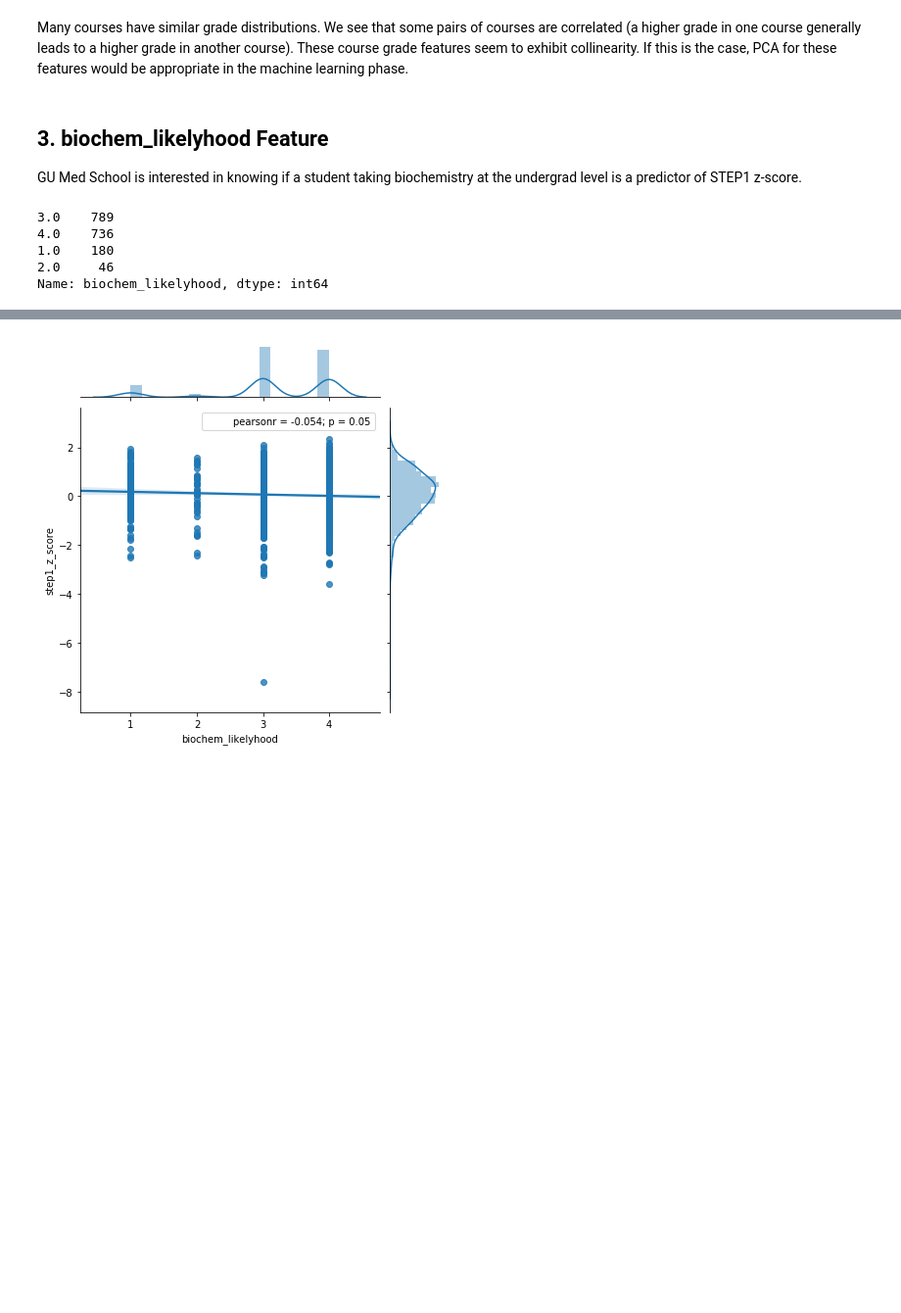
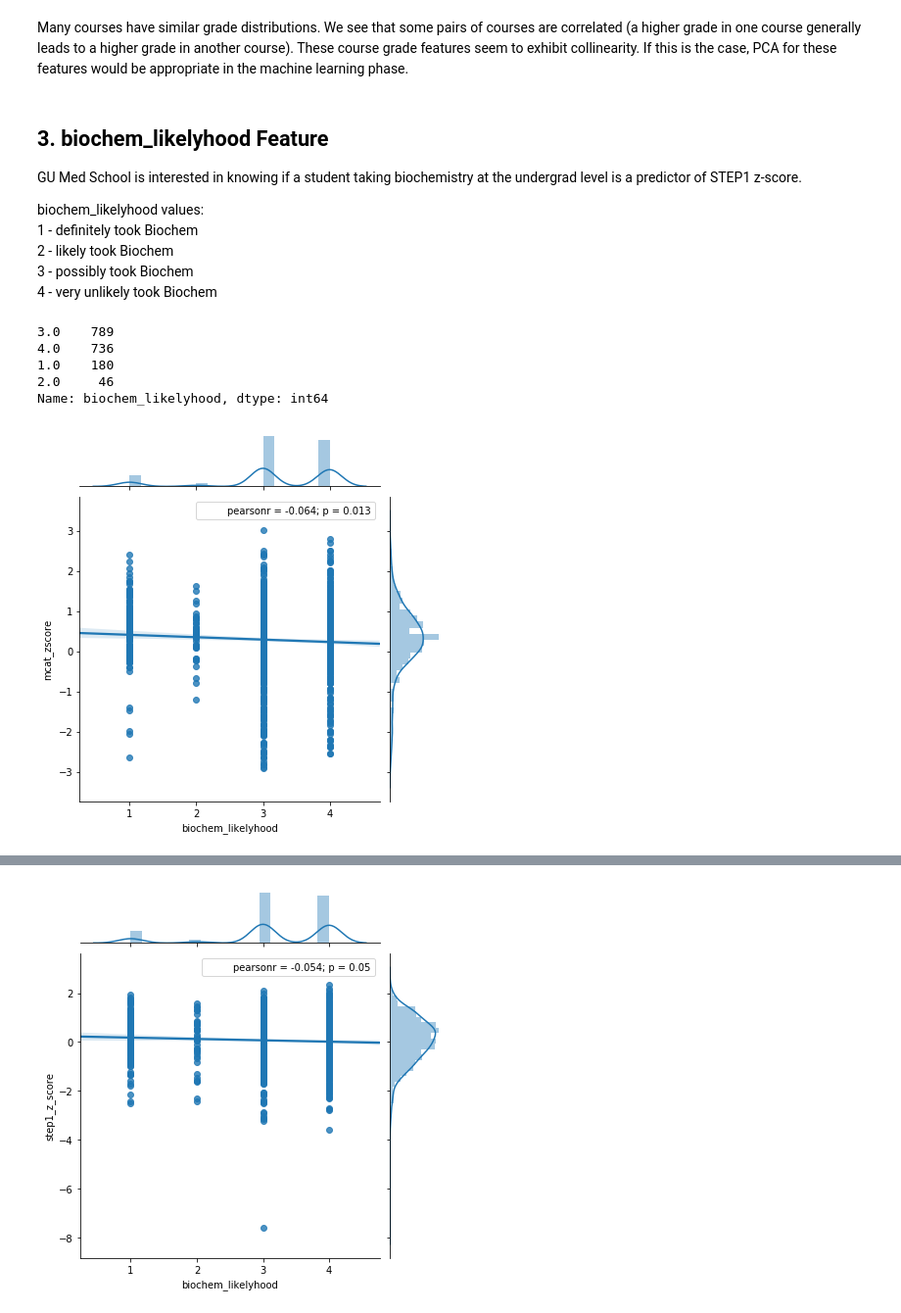
Before and after one commit to amirunpri2018/Med-Students-Learning-Analytics, a Jupyter notebook: code/statistical_analysis/Statistical_Analysis.ipynb, the cells around one changed output, grey strips where cells are left out. Shown at 98% size. Saved outputs shown, nothing was run; the diff lists cells and outputs as text; code cells hidden in the pictures; blank space fills up the shorter version.

```diff
--- a/code/statistical_analysis/Statistical_Analysis.ipynb
+++ b/code/statistical_analysis/Statistical_Analysis.ipynb
@@ -139,6 +139,12 @@ Many courses have similar grade distributions.  We see that some pairs of course
 ## 3. biochem_likelyhood Feature
 
 GU Med School is interested in knowing if a student taking biochemistry at the undergrad level is a predictor of STEP1 z-score.
+
+biochem_likelyhood values:
+1 - definitely took Biochem
+2 - likely took Biochem
+3 - possibly took Biochem
+4 - very unlikely took Biochem
 # %%
 df['biochem_likelyhood'].value_counts()
 # %% [output]
@@ -147,3 +153,7 @@ df['biochem_likelyhood'].value_counts()
 1.0    180
 2.0     46
 Name: biochem_likelyhood, dtype: int64
+# %%
+sns.jointplot(df['biochem_likelyhood'], df['mcat_zscore'], kind='reg');
+# %% [output]
+[figure, added]
```
Also changed, not shown: parts of 39 cells of this notebook.
